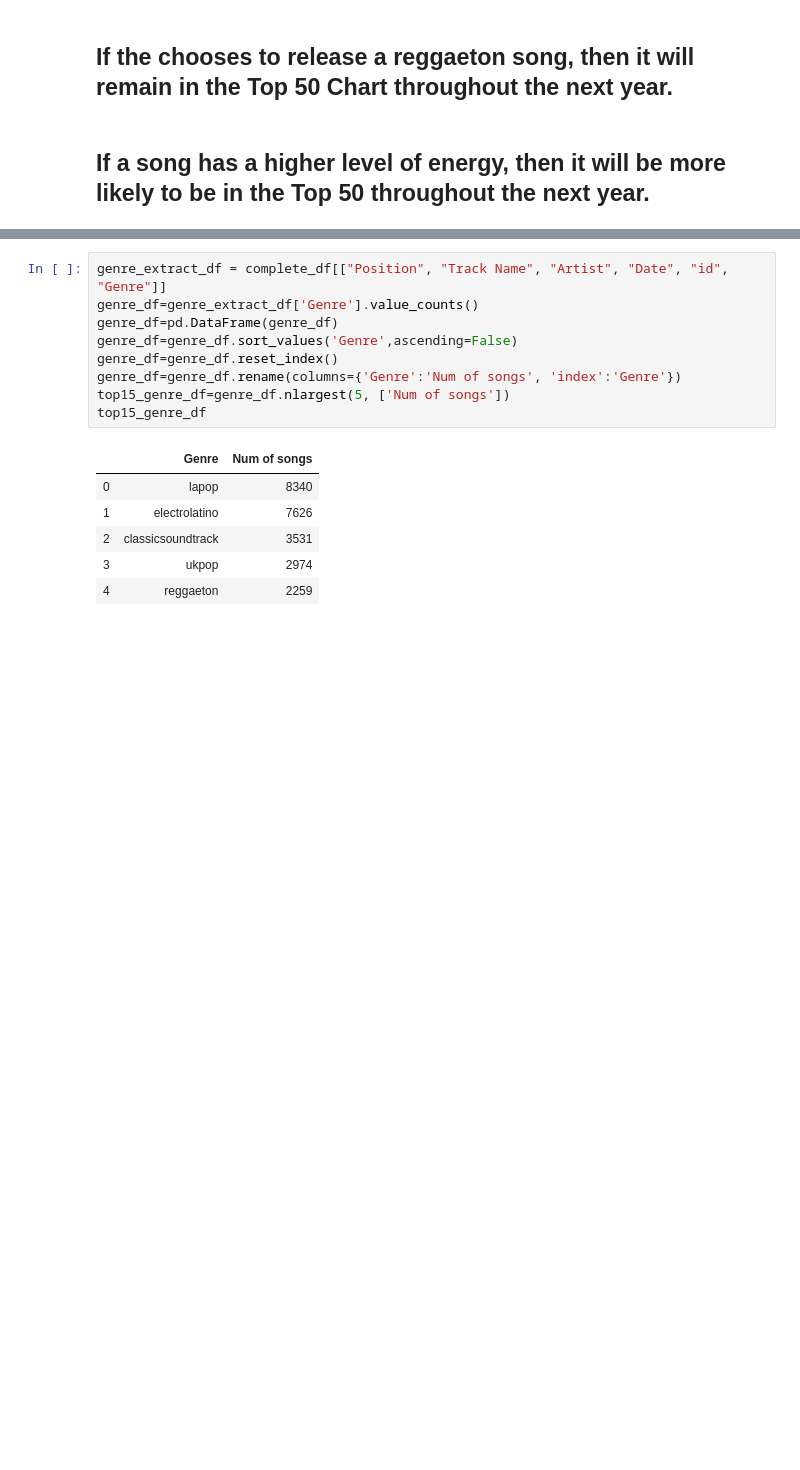
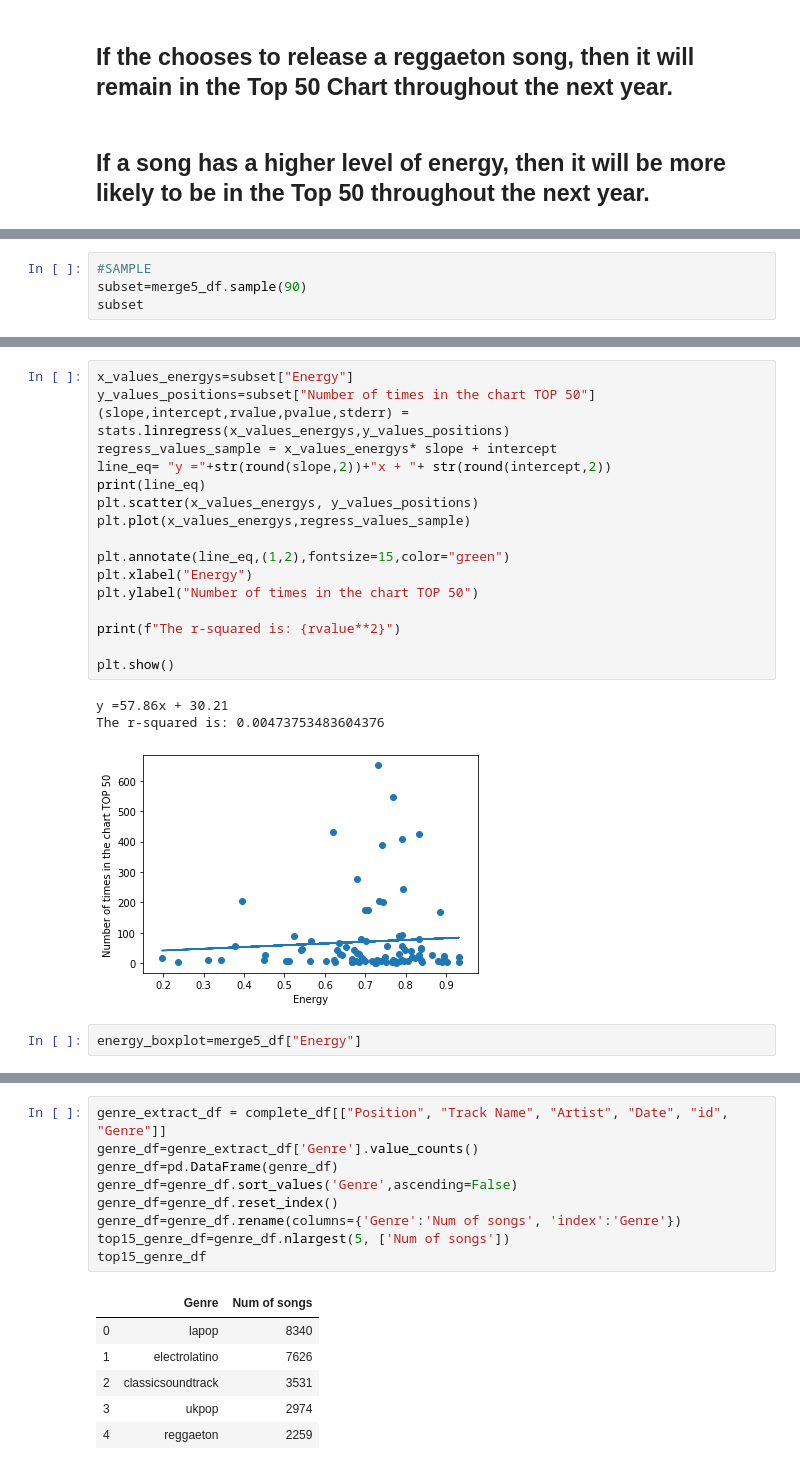
Before and after one commit to JaviSandoval94/Spotify-Trends-Analysis, a Jupyter notebook: Project1-Spotify-FinalReport.ipynb, the cells around one changed output, grey strips where cells are left out. Cells and saved outputs as stored; diff of their text form; blank space fills up the shorter version.

```diff
--- a/Project1-Spotify-FinalReport.ipynb
+++ b/Project1-Spotify-FinalReport.ipynb
@@ -214,0 +325,4 @@ plot
+# %%
+#SAMPLE
+subset=merge5_df.sample(90)
+subset
@@ -214,0 +351,23 @@ plot
+# %%
+x_values_energys=subset["Energy"]
+y_values_positions=subset["Number of times in the chart TOP 50"]
+(slope,intercept,rvalue,pvalue,stderr) = stats.linregress(x_values_energys,y_values_positions)
+regress_values_sample = x_values_energys* slope + intercept
+line_eq= "y ="+str(round(slope,2))+"x + "+ str(round(intercept,2))
+print(line_eq)
+plt.scatter(x_values_energys, y_values_positions)
+plt.plot(x_values_energys,regress_values_sample)
+
+plt.annotate(line_eq,(1,2),fontsize=15,color="green")
+plt.xlabel("Energy")
+plt.ylabel("Number of times in the chart TOP 50")
+
+print(f"The r-squared is: {rvalue**2}")
+
+plt.show()
+# %% [output]
+y =57.86x + 30.21
+The r-squared is: 0.00473753483604376
+[figure, added]
+# %%
+energy_boxplot=merge5_df["Energy"]
```
Also changed, not shown: parts of 29 cells of this notebook.
